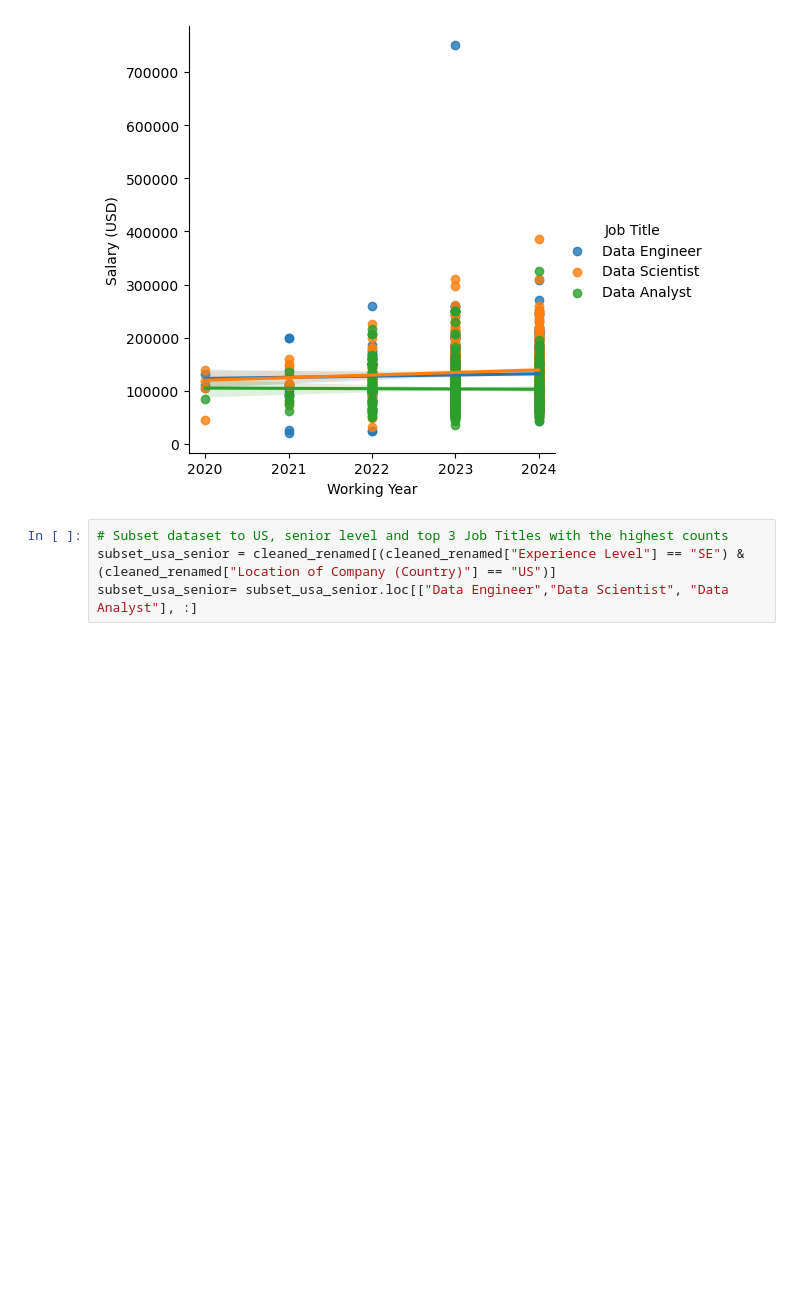
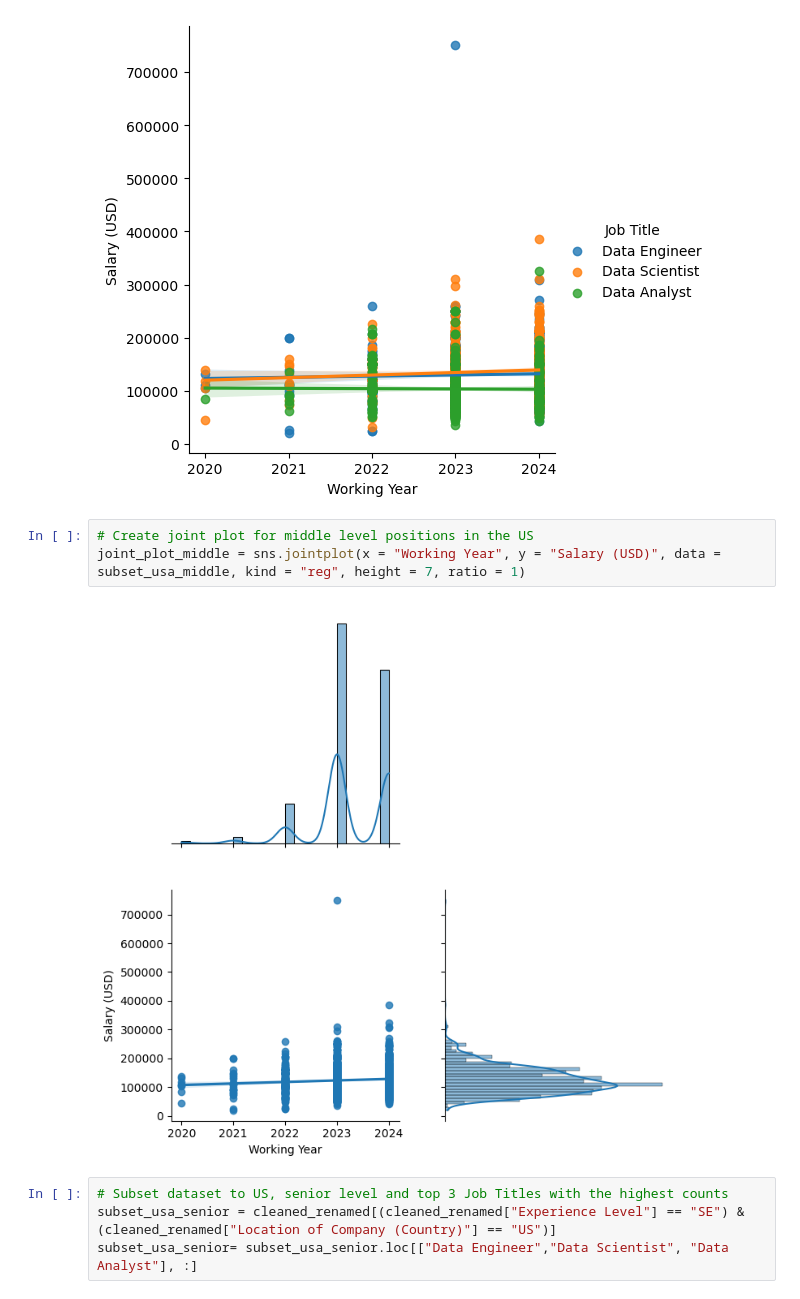
Before and after one commit to chadhollman/data-analyst-job-trends-2020-2024, a Jupyter notebook: Dataframe.ipynb, the cells around one changed output. Saved outputs shown, nothing was run; the diff lists cells and outputs as text; blank space fills up the shorter version.

```diff
--- a/Dataframe.ipynb
+++ b/Dataframe.ipynb
@@ -151,6 +152,11 @@ sns.lmplot(x = "Working Year", y = "Salary (USD)",
 # %% [output]
 <seaborn.axisgrid.FacetGrid at 0x...>
 [figure]
+# %%
+# Create joint plot for middle level positions in the US
+joint_plot_middle = sns.jointplot(x = "Working Year", y = "Salary (USD)", data = subset_usa_middle, kind = "reg", height = 7, ratio = 1)
+# %% [output]
+[figure, added]
 # %%
 # Subset dataset to US, senior level and top 3 Job Titles with the highest counts
 subset_usa_senior = cleaned_renamed[(cleaned_renamed["Experience Level"] == "SE") & (cleaned_renamed["Location of Company (Country)"] == "US")]
```
Also changed, not shown: parts of 2 cells of this notebook.
